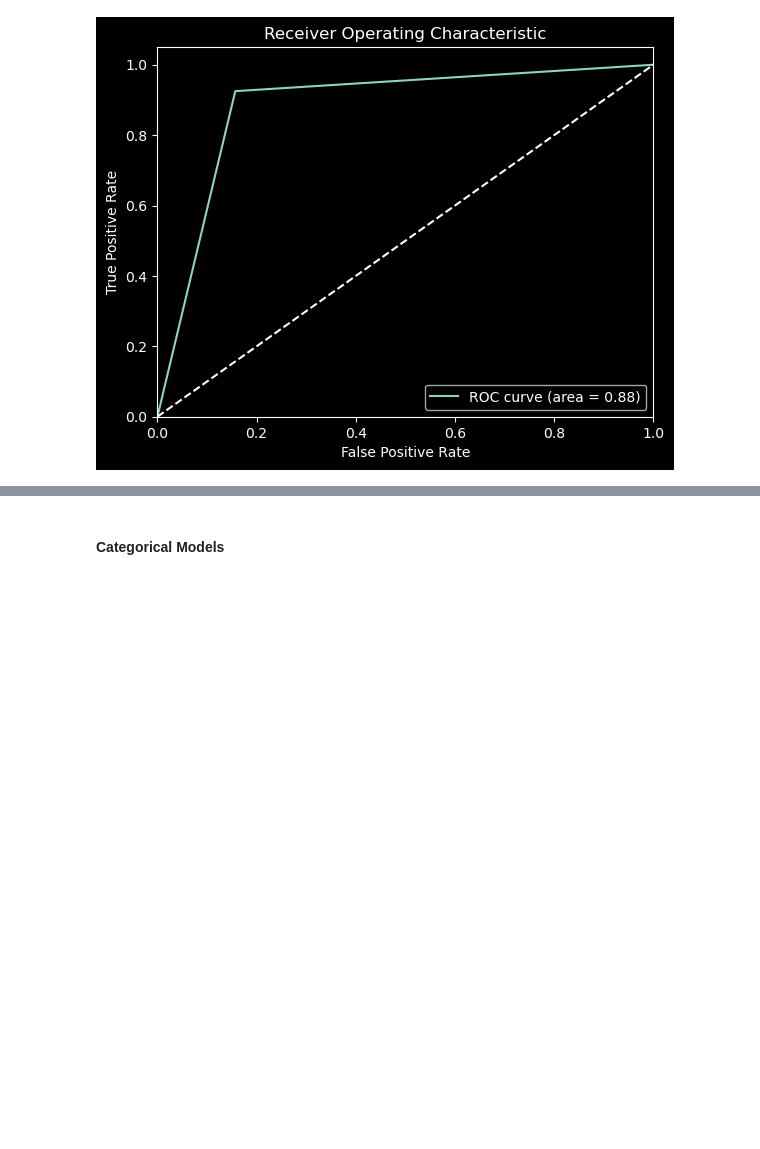
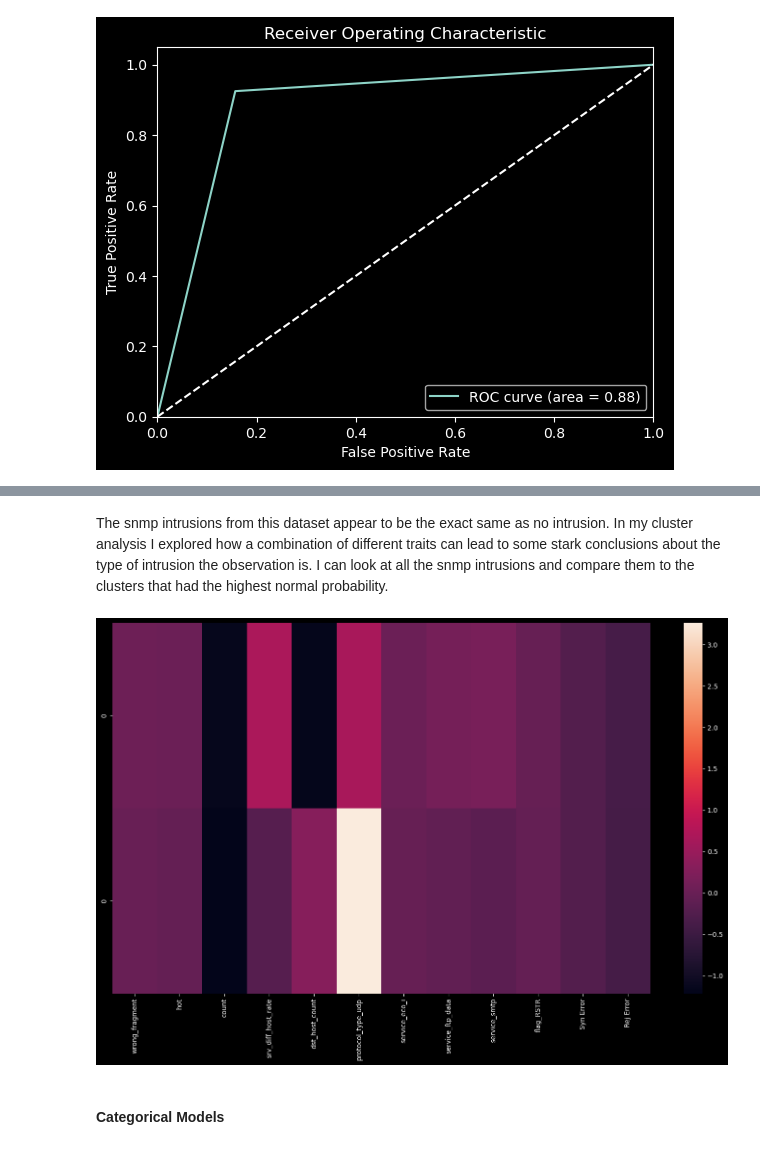
Before and after one commit to Jewdah18/Network-Intrusions, a Jupyter notebook: notebooks/Modelling.ipynb, the cells around one changed output, grey strips where cells are left out. Drawn from its saved outputs; the diff is of its cells as text; code cells hidden in the pictures; blank space fills up the shorter version.

```diff
--- a/notebooks/Modelling.ipynb
+++ b/notebooks/Modelling.ipynb
@@ -430,3 +517,18 @@ weighted avg       0.96      0.95      0.96     77757
+# %% [markdown]
+The snmp intrusions from this dataset appear to be the exact same as no intrusion. In my cluster analysis I explored how a combination of different traits can lead to some stark conclusions about the type of intrusion the observation is. I can look at all the snmp intrusions and compare them to the clusters that had the highest normal probability.
+# %%
+# Create groupby object
+normal_mean = pd.DataFrame(small_test.loc[small_test['labels'] == 'normal.'].mean(numeric_only = True))
+# Change the figure size to fit the dataframe
+plt.figure(figsize=(18,10))
+# filter out all observations that are snmp attacks
+snmp = pd.DataFrame(small_test.loc[small_test['labels'].str.startswith('snmpg')].mean(numeric_only = True))
+# combine the two
+combined = pd.concat([normal_mean, snmp], axis = 1)
+# create a heatmap of the means to visualize it better
+sns.heatmap(combined.T);
+# %% [output]
+[figure, added]
 # %% [markdown]
 #### **Categorical Models**
 # %% [markdown]
```
Also changed, not shown: parts of 60 cells of this notebook.
